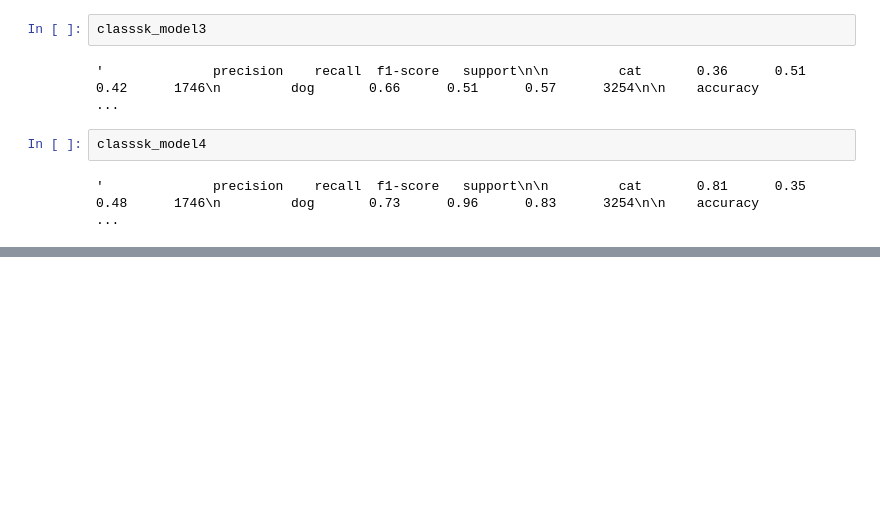
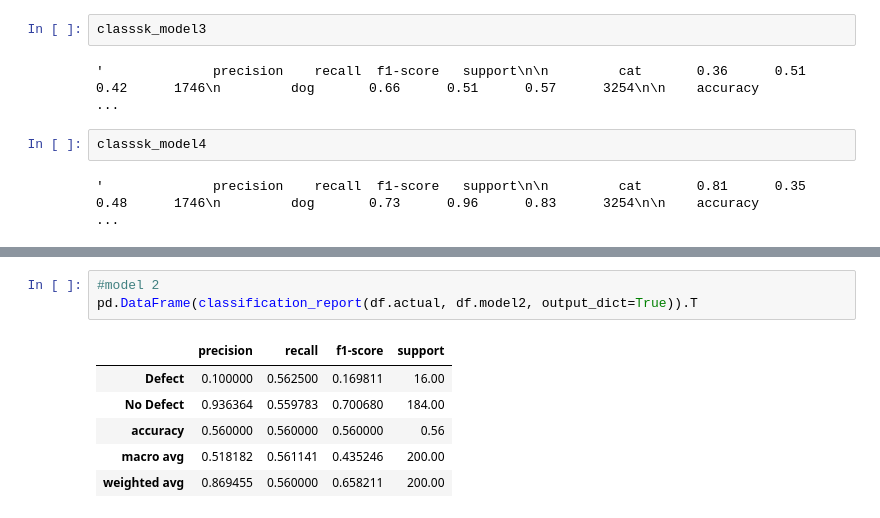
Before and after one commit to natasharivers/Classifications, a Jupyter notebook: model_evaluation.ipynb, the cells around one changed output, grey strips where cells are left out. Cells and saved outputs as stored; diff of their text form; blank space fills up the shorter version.

```diff
--- a/model_evaluation.ipynb
+++ b/model_evaluation.ipynb
@@ -454,0 +653,10 @@ classsk_model4
+# %%
+#model 2
+pd.DataFrame(classification_report(df.actual, df.model2, output_dict=True)).T
+# %% [output]
+|  | precision | recall | f1-score | support |
+| Defect | 0.100000 | 0.562500 | 0.169811 | 16.00 |
+| No Defect | 0.936364 | 0.559783 | 0.700680 | 184.00 |
+| accuracy | 0.560000 | 0.560000 | 0.560000 | 0.56 |
+| macro avg | 0.518182 | 0.561141 | 0.435246 | 200.00 |
+| weighted avg | 0.869455 | 0.560000 | 0.658211 | 200.00 |
```
Also changed, not shown: parts of 43 cells of this notebook.
